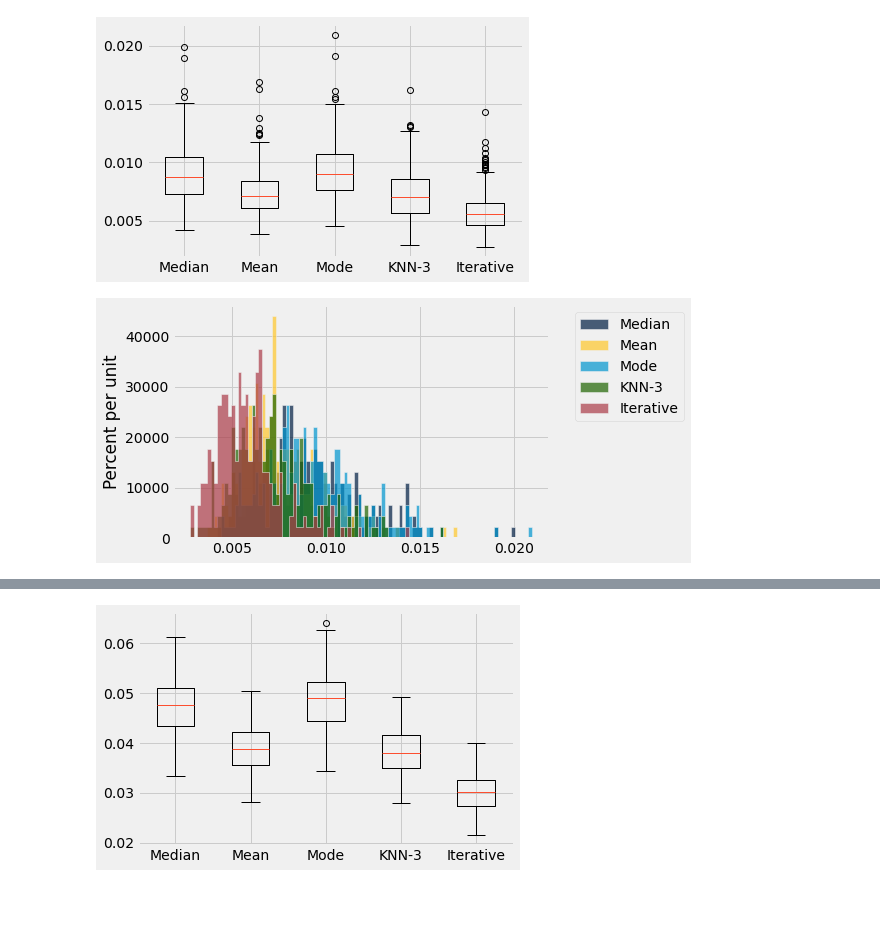
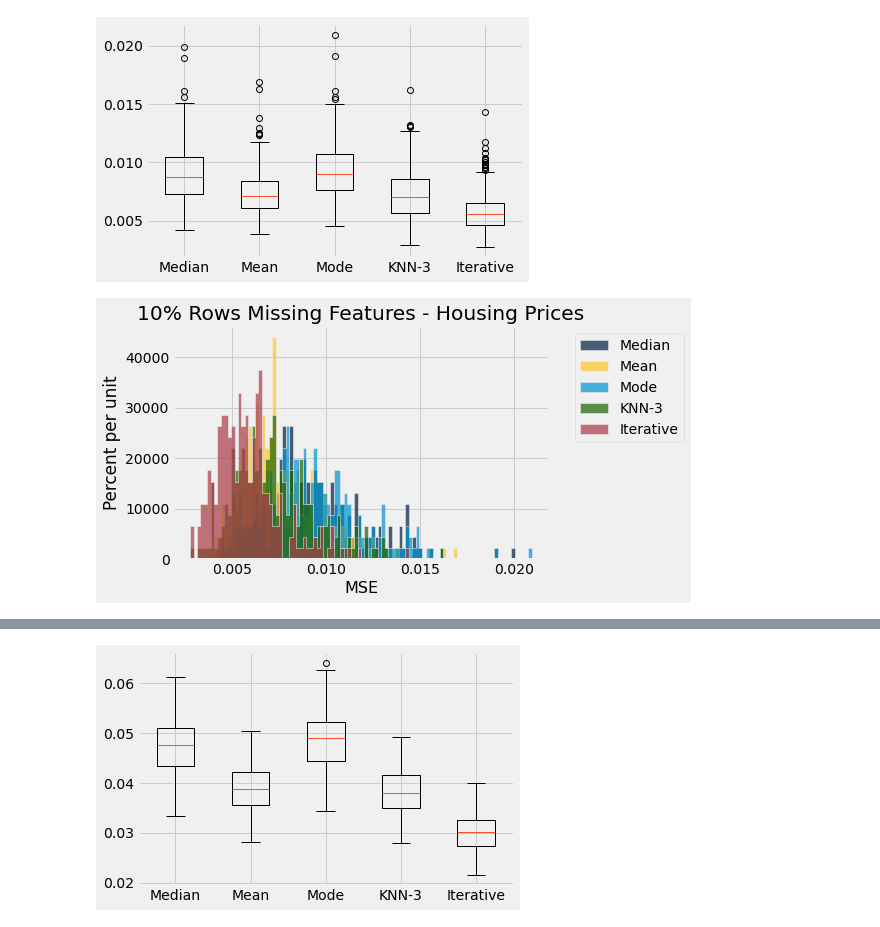
Before and after one commit to stephrb/COMP-562H-Project, a Jupyter notebook: housing-analysis.ipynb, the cells around one changed output, grey strips where cells are left out. Cells and saved outputs as stored; diff of their text form; code cells hidden in the pictures; blank space fills up the shorter version.

```diff
--- a/housing-analysis.ipynb
+++ b/housing-analysis.ipynb
@@ -37,10 +37,13 @@ results_table.plot()
 results_table.boxplot()
 # %% [output]
 [figure]
-# %%
-results_table.hist(bins=100)
-# %% [output]
-[figure, removed]
+# %%
+results_table.hist(bins=100)
+plt.title('10% Rows Missing Features - Housing Prices')
+plt.xlabel('MSE')
+plt.show()
+# %% [output]
+[figure, added]
 # %%
 trials = 250
 results_2 = pd.DataFrame([simulate(SimpleImputer(missing_values=np.nan, strategy='median'),housing_arr, trials,percent_missing=.5),
```
Also changed, not shown: parts of 4 cells of this notebook, 1 other file.
